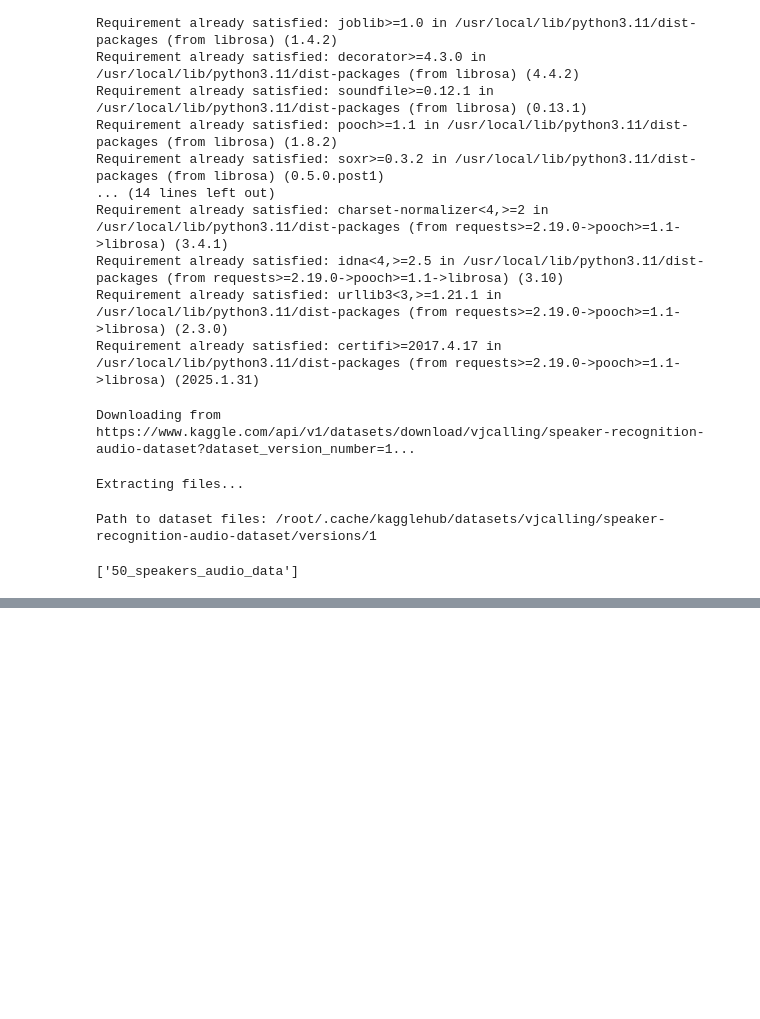
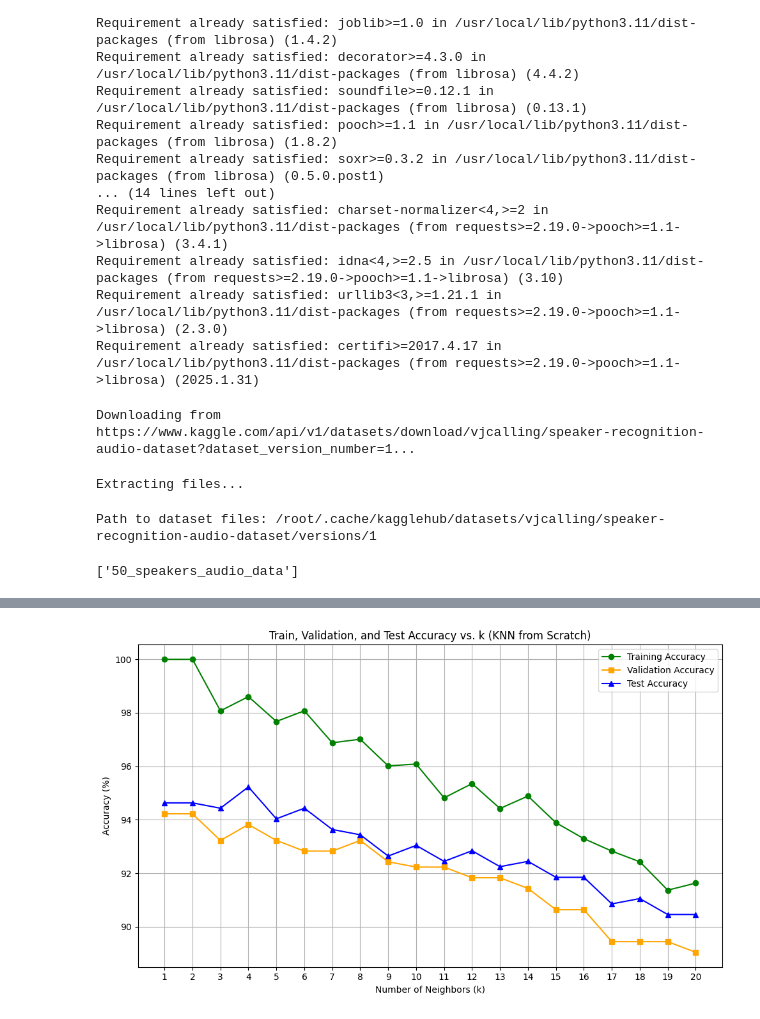
Before and after one commit to RepoRogue123/Linguistix, a Jupyter notebook: KNN/knn_MFCC.ipynb, the cells around one changed output, grey strips where cells are left out. Cells and saved outputs as stored; diff of their text form; code cells hidden in the pictures; blank space fills up the shorter version.

```diff
--- a/KNN/knn_MFCC.ipynb
+++ b/KNN/knn_MFCC.ipynb
@@ -196,0 +197,31 @@ Test Accuracy: 94.63%
+# %%
+train_accuracies = []
+val_accuracies = []
+test_accuracies = []
+
+for k in k_values:
+    knn = KNN(k=k)
+    knn.fit(X_train, y_train)
+    train_acc = knn.accuracy(X_train, y_train)
+    val_acc = knn.accuracy(X_val, y_val)
+    test_acc = knn.accuracy(X_test, y_test)
+
+    train_accuracies.append(train_acc)
+    val_accuracies.append(val_acc)
+    test_accuracies.append(test_acc)
+
+# Plot all accuracies together
+plt.figure(figsize=(10, 6))
+plt.plot(k_values, train_accuracies, marker='o', label='Training Accuracy', color='green')
+plt.plot(k_values, val_accuracies, marker='s', label='Validation Accuracy', color='orange')
+plt.plot(k_values, test_accuracies, marker='^', label='Test Accuracy', color='blue')
+plt.xlabel("Number of Neighbors (k)")
+plt.ylabel("Accuracy (%)")
+plt.title("Train, Validation, and Test Accuracy vs. k (KNN from Scratch)")
+plt.legend()
+plt.grid(True)
+plt.xticks(k_values)
+plt.tight_layout()
+plt.show()
+# %% [output]
+[figure, added]
```
Also changed, not shown: parts of 2 cells of this notebook, 2 other files.
